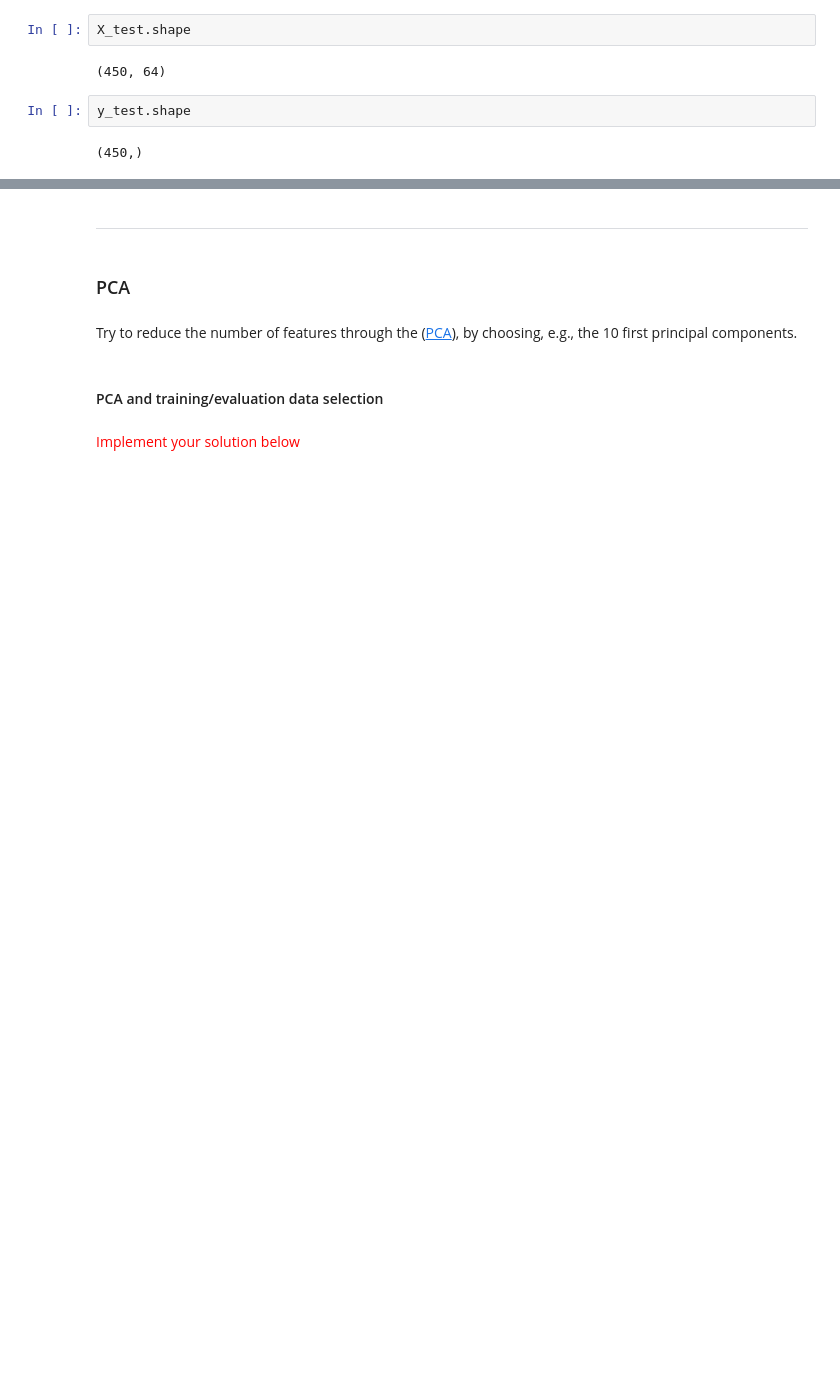
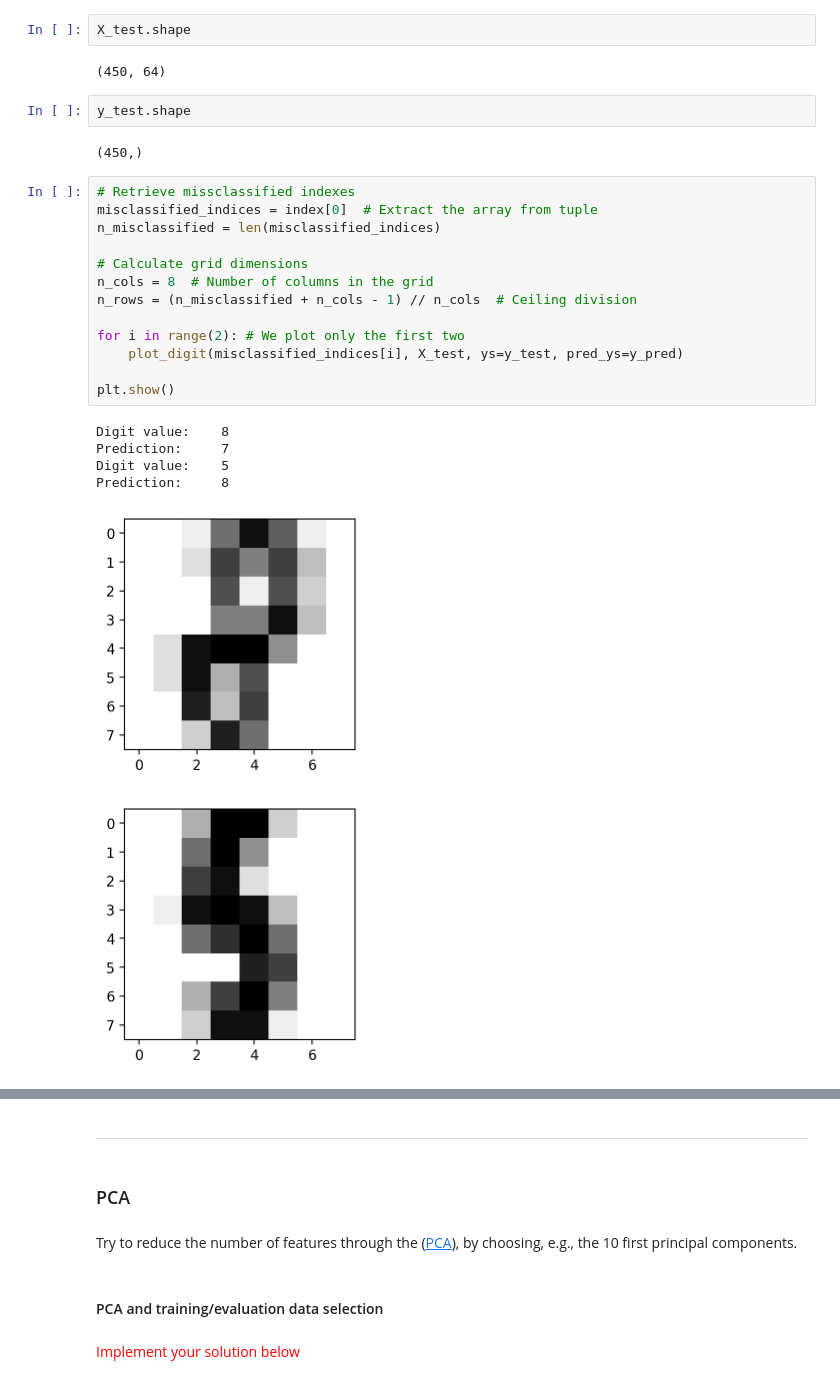
Before and after one commit to OloruntobiOlutola/Hands-on-ML, a Jupyter notebook: TP 2 - Scikit-Learn - Evaluation.ipynb, the cells around one changed output, grey strips where cells are left out. Drawn from its saved outputs; the diff is of its cells as text; blank space fills up the shorter version.

```diff
--- a/TP 2 - Scikit-Learn - Evaluation.ipynb
+++ b/TP 2 - Scikit-Learn - Evaluation.ipynb
@@ -177,4 +199,24 @@ X_test.shape
 y_test.shape
 # %% [output]
 (450,)
+# %%
+# Retrieve missclassified indexes
+misclassified_indices = index[0]  # Extract the array from tuple
+n_misclassified = len(misclassified_indices)
+
+# Calculate grid dimensions
+n_cols = 8  # Number of columns in the grid
+n_rows = (n_misclassified + n_cols - 1) // n_cols  # Ceiling division
+
+for i in range(2): # We plot only the first two
+    plot_digit(misclassified_indices[i], X_test, ys=y_test, pred_ys=y_pred)
+
+plt.show()
+# %% [output]
+Digit value:    8
+Prediction:     7
+Digit value:    5
+Prediction:     8
+[figure, added]
+[figure, added]
 # %%
```
Also changed, not shown: parts of 16 cells of this notebook.
